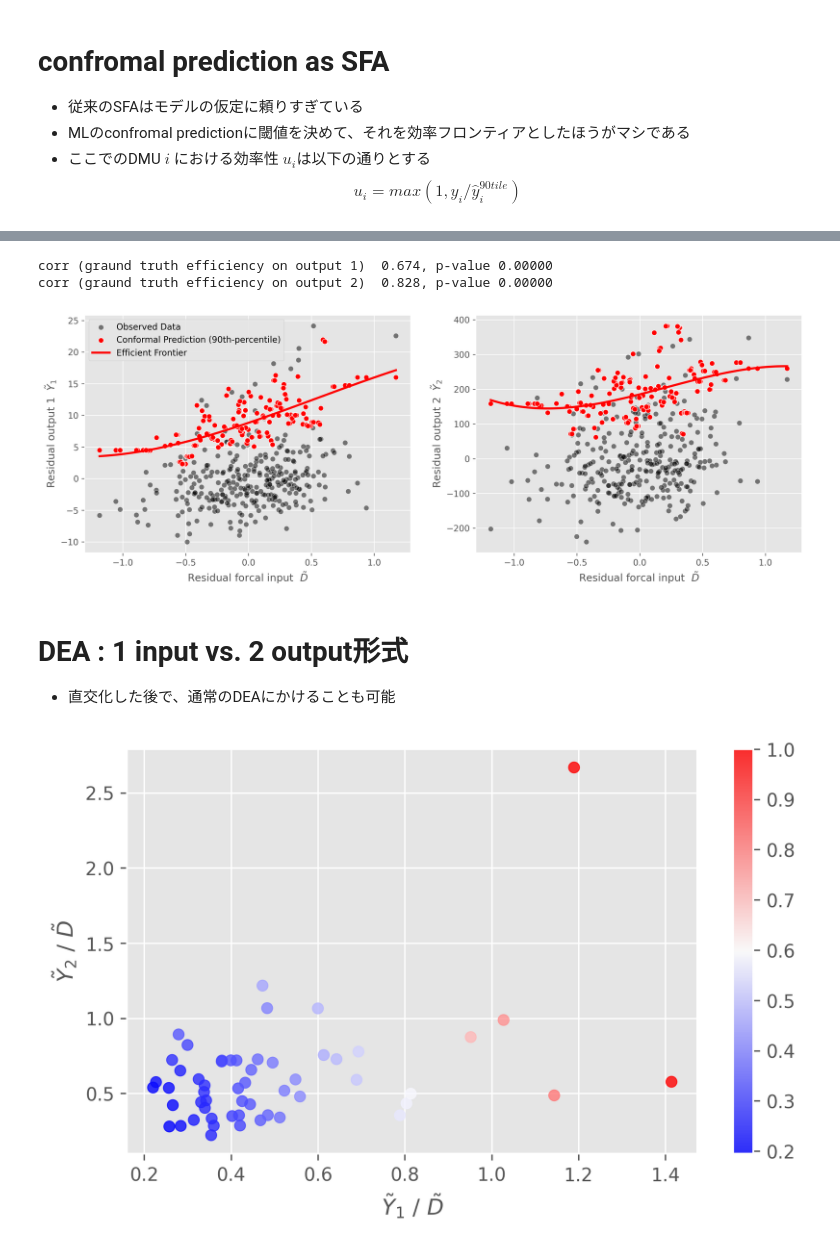
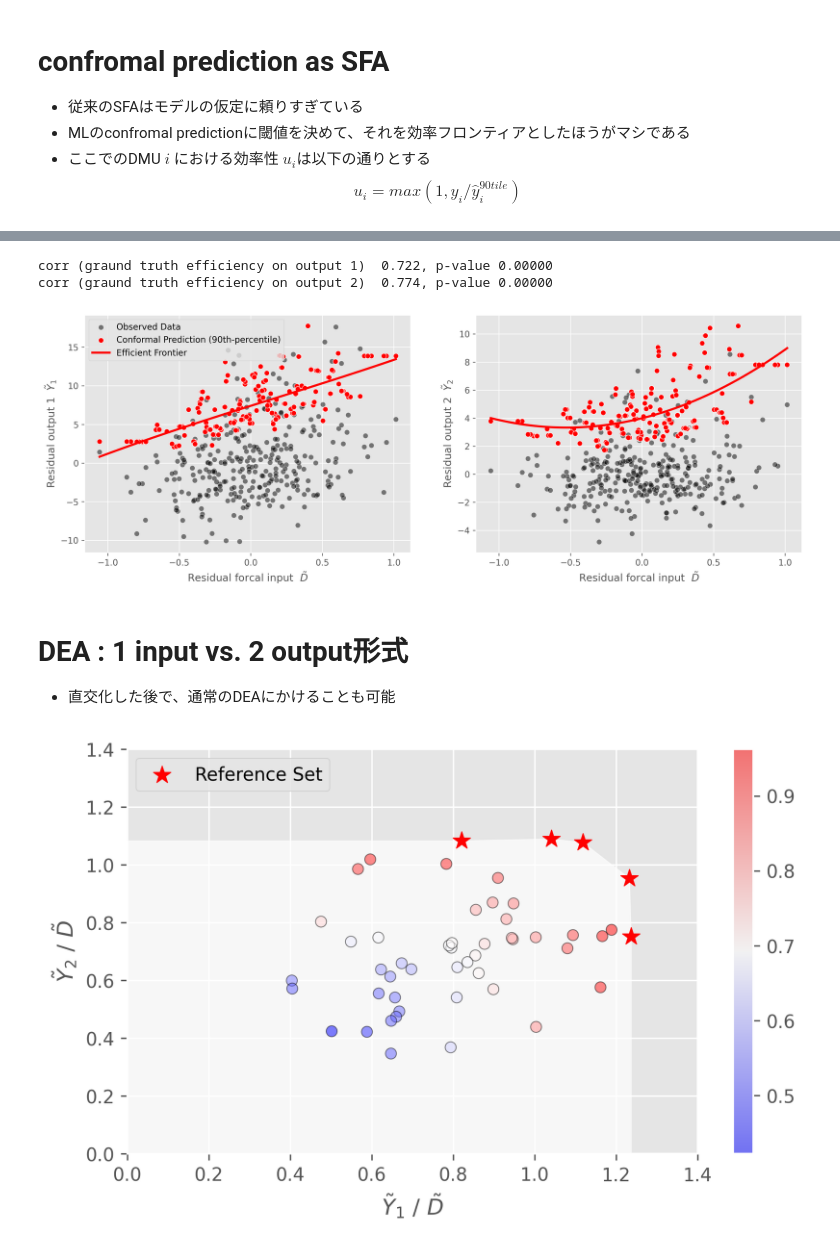
Before and after one commit to MasaAsami/ml-dae, a Jupyter notebook: notebooks/dml_dea.ipynb, the cells around one changed output, grey strips where cells are left out. Drawn from its saved outputs; the diff is of its cells as text; code cells hidden in the pictures.

```diff
--- a/notebooks/dml_dea.ipynb
+++ b/notebooks/dml_dea.ipynb
@@ -49,18 +49,18 @@ assert df.min().min() > 0
 # %%
 np.random.seed(0)
 beta1_list = np.random.uniform(0.2, 1.0, INPUT_DIM)
-beta2_list = np.random.uniform(0.1, 1.5, INPUT_DIM)
+beta2_list = np.random.uniform(0.05, 1.5, INPUT_DIM)
 beta1_list[0] = 0 # 2.5
 beta2_list[0] = 0 # 2.5
 
 sim1_efficiency = np.random.normal(2.5, 0.1, SIZE)
-sim2_efficiency = np.random.uniform(2.0, 3.0, SIZE)
+sim2_efficiency = np.random.normal(2.5, 0.2, SIZE)
 
 target1_effect = df["target_input"].values ** sim1_efficiency
 target2_effect = df["target_input"].values ** sim2_efficiency
 
 y1 = 10**(-15) * np.prod(df.values ** beta1_list, axis=1) * np.random.normal(1, 0.1, SIZE) * target1_effect
-y2 = 10**(-17) * np.prod(df.values ** beta2_list, axis=1) * np.random.normal(1, 0.1, SIZE) * target2_effect
+y2 = 10**(-18) * np.prod(df.values ** beta2_list, axis=1) * np.random.normal(1, 0.1, SIZE) * target2_effect
 # %%
 df["output_1"] = y1
 df["output_2"] = y2
@@ -295,8 +304,8 @@ corr_2, p_value2 = spearmanr(test_df["graund_truth_efficiency2"], test_df["pred_
 print(f"corr (graund truth efficiency on output 1) {corr_1 : .3f}, p-value {p_value1 :.5f}")
 print(f"corr (graund truth efficiency on output 2) {corr_2 : .3f}, p-value {p_value2 :.5f}")
 # %% [output]
-corr (graund truth efficiency on output 1)  0.674, p-value 0.00000
-corr (graund truth efficiency on output 2)  0.828, p-value 0.00000
+corr (graund truth efficiency on output 1)  0.722, p-value 0.00000
+corr (graund truth efficiency on output 2)  0.774, p-value 0.00000
 # %%
 xx = np.linspace(test_df["input_res"].min(), test_df["input_res"].max(), 100)
 
@@ -364,7 +373,7 @@ ax[1].set_ylabel(r"Residual output 2  $\tilde{Y}_2$")
 
 plt.show()
 # %% [output]
-[figure, old version]
+[figure, new version]
 # %% [markdown]
 # DEA : 1 input vs. 2 output形式
 - 直交化した後で、通常のDEAにかけることも可能
@@ -375,13 +384,18 @@ def zscore(x,):
     zscore = (x-xmean)/xstd
     return zscore
 
-dea_df = test_df[test_df.columns[-9:]].query("output1_res > 0 and output2_res > 0")
+dea_df = df_model[["input_res", "output1_res", "output2_res"]]
 for _col in dea_df.columns:
     dea_df[_col] = zscore(dea_df[_col])
     dea_df[_col] += dea_df[_col].min()*-1 + 1
+
+dea_df["retio_1"] = dea_df["output1_res"] / dea_df["input_res"]
+dea_df["retio_2"] = dea_df["output2_res"] / dea_df["input_res"]
-# %%
-dea_df['output1_res'] = np.where(dea_df['output1_res'] > dea_df['pred_frontier1'], dea_df['pred_frontier1'], dea_df['output1_res'])
-dea_df['output2_res'] = np.where(dea_df['output2_res'] > dea_df['pred_frontier2'], dea_df['pred_frontier2'], dea_df['output2_res'])
+# %%
+retio95_1 = dea_df["retio_1"].quantile(0.90)
+retio95_2 = dea_df["retio_2"].quantile(0.90)
+
+dea_df = dea_df.query("retio_1 <= @retio95_1 and retio_2 <= @retio95_2").sample(50, random_state=0)
 # %%
 import numpy as np
 from scipy.optimize import fmin_slsqp
@@ -472,10 +482,37 @@ dea_df["retio_2"] = dea_df["output2_res"] / dea_df["input_res"]
 # %%
+subset_efficent = dea_df.query("dea_efficiency > 0.99").sort_values("retio_1", ascending=True)
+fill_x = [0] + subset_efficent["retio_1"].to_list()
+fill_y = [subset_efficent.iloc[0]["retio_2"]] + subset_efficent["retio_2"].to_list()
+
 fig = plt.figure(figsize=(7, 4), dpi=300)
-plt.scatter(dea_df.retio_1, dea_df.retio_2, alpha = .8, c = dea_df.dea_efficiency, cmap = 'bwr')
+plt.fill_between(fill_x, 0, fill_y, color='w', alpha=.7)
+plt.scatter(
+    subset_efficent.retio_1,
+    subset_efficent.retio_2,
+    s=100,
+    alpha = 1,
+    marker="*",
+    c="r",
+    label='Reference Set'
+)
+
+plt.scatter(
+    dea_df.query("dea_efficiency < 0.99").retio_1,
+    dea_df.query("dea_efficiency < 0.99").retio_2,
+    alpha = .5,
+    c = dea_df.query("dea_efficiency < 0.99").dea_efficiency,
+    cmap = 'bwr',
+    edgecolors="black",
+)
 cbar = plt.colorbar()
+
+
 plt.xlabel(r"$\tilde{Y}_1$ / $\tilde{D}$")
 plt.ylabel(r"$\tilde{Y}_2$ / $\tilde{D}$")
 plt.grid(True)
+plt.xlim(0, 1.4)
+plt.ylim(0, 1.4)
+plt.legend(loc = "upper left")
 plt.show()
 # %% [output]
-[figure, old version]
+[figure, new version]
```
Also changed, not shown: parts of 10 cells of this notebook.
